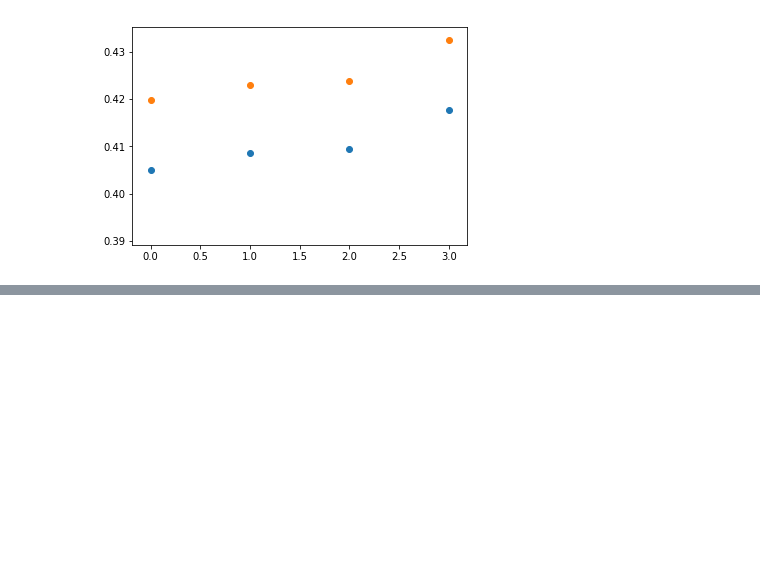
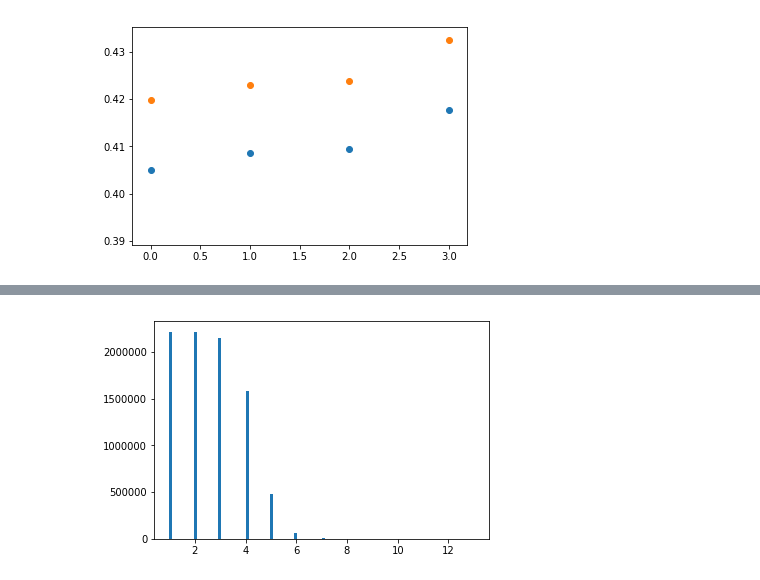
Before and after one commit to adamwlev/StrokesGained2, a Jupyter notebook: Exploration/Untitled11-Copy1.ipynb, the cells around one changed output, grey strips where cells are left out. Drawn from its saved outputs; the diff is of its cells as text; code cells hidden in the pictures; blank space fills up the shorter version.

```diff
--- a/Exploration/Untitled11-Copy1.ipynb
+++ b/Exploration/Untitled11-Copy1.ipynb
@@ -9,9 +10,9 @@ import matplotlib.pyplot as plt
 from sklearn.preprocessing import LabelBinarizer
 %matplotlib inline
 # %%
-cols = ['tourn_num','Cat','Distance_from_hole','Strokes_from_starting_location',
-        'Course_#','Hole','Player_#','skill_estimate_percentile','not_seen','observation_count_percentile']\
-       + ['Green_to_work_with_%d' % (slack,) for slack in range(8,23,2)]
+cols = ['tourn_num','Cat','Distance_from_hole','Strokes_from_starting_location','Permanent_Tournament_#','Year',
+        'Course_#','Hole','Player_#','skill_estimate_percentile','not_seen','observation_count_percentile',
+        'Green_to_work_with','Par_Value','tourn_num']
 data = pd.concat([pd.read_csv('../data/%d.csv.gz' % year,usecols=cols) for year in range(2003,2011)])
 # %%
 data.not_seen = data.not_seen.astype(float)
@@ -216,0 +428,4 @@ for cat in cats:
+# %%
+plt.hist(y,bins=100);
+# %% [output]
+[figure, added]
```
Also changed, not shown: parts of 23 cells of this notebook, 4 other files.
